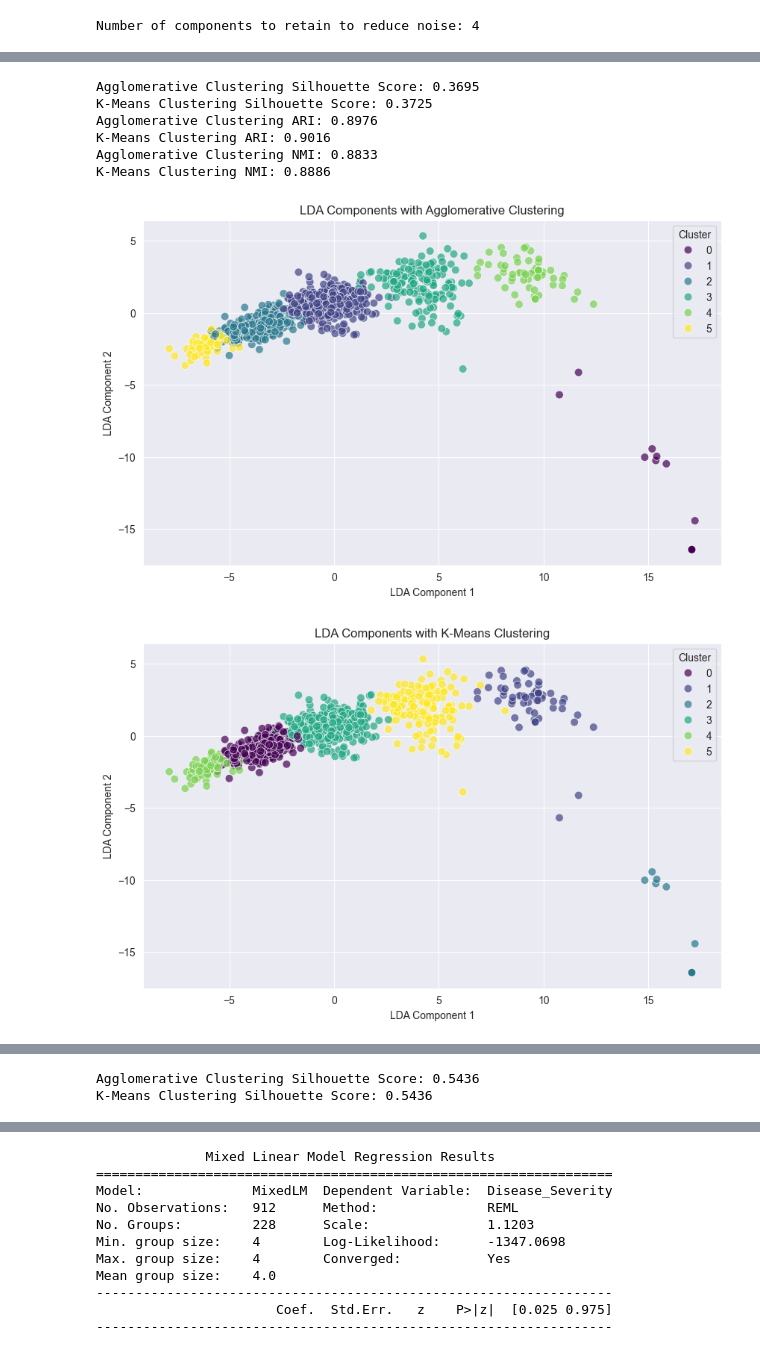
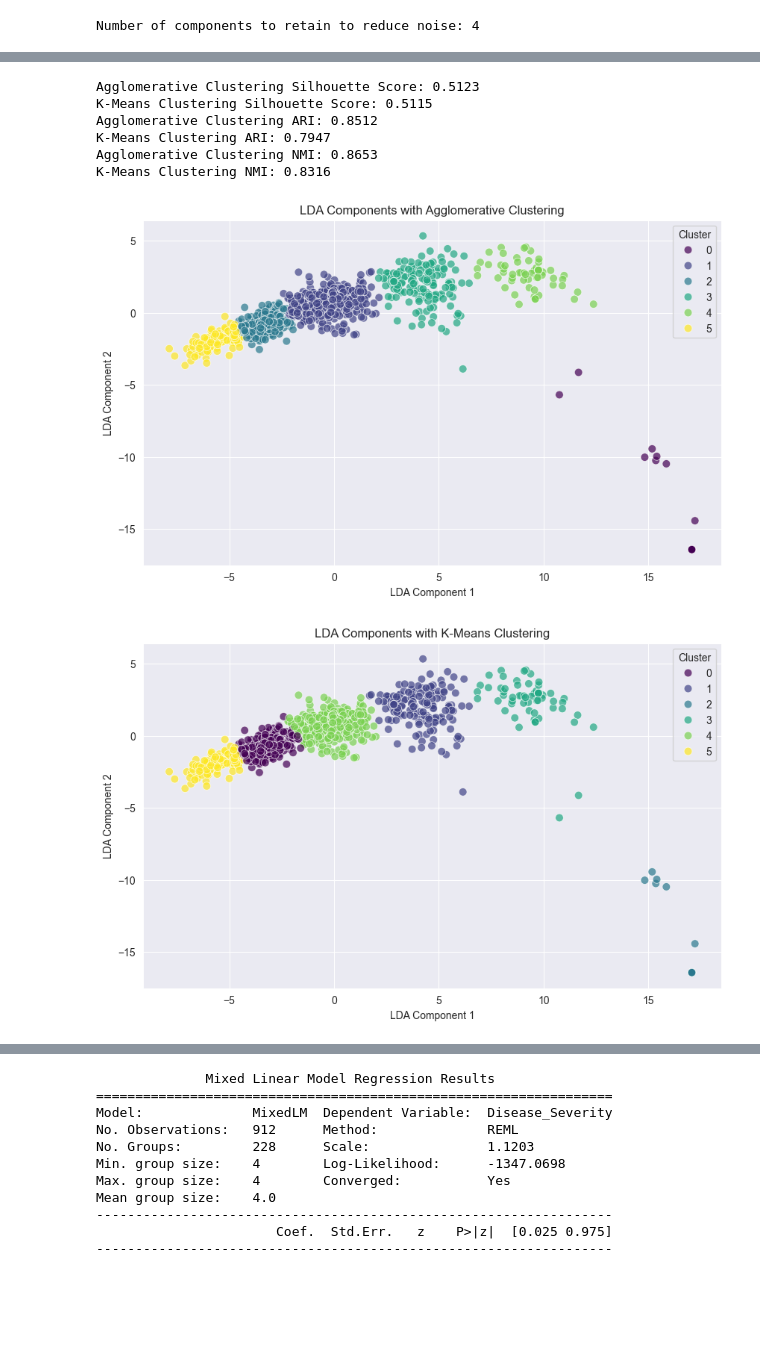
Before and after one commit to iammahbubalam/PPMI_Research_on_Parkinsons, a Jupyter notebook: src/mahbub/D_Reduce.ipynb, the cells around one changed output, grey strips where cells are left out. Cells and saved outputs as stored; diff of their text form; code cells hidden in the pictures; blank space fills up the shorter version.

```diff
--- a/src/mahbub/D_Reduce.ipynb
+++ b/src/mahbub/D_Reduce.ipynb
@@ -888,15 +1332,15 @@ le = LabelEncoder()
 y = le.fit_transform(y)
 
 # Apply LDA for Dimensionality Reduction
-lda = LDA(n_components=5)  # Reduce to 2 dimensions for visualization
+lda = LDA(n_components=2)  # Reduce to 2 dimensions for visualization
 X_lda = lda.fit_transform(X, y)
-
+n_clusters = len(np.unique(y))
 # Perform Agglomerative Clustering
-agg_clustering = AgglomerativeClustering(n_clusters=len(np.unique(y)))
+agg_clustering = AgglomerativeClustering(n_clusters=n_clusters)
 agg_clusters = agg_clustering.fit_predict(X_lda)
 
 # Perform K-Means Clustering
-n_clusters = len(np.unique(y))
+
 kmeans = KMeans(n_clusters=n_clusters, random_state=42)
 kmeans_clusters = kmeans.fit_predict(X_lda)
 
@@ -906,38 +1350,42 @@ kmeans_silhouette_avg = silhouette_score(X_lda, kmeans_clusters)
 print(f'Agglomerative Clustering Silhouette Score: {agg_silhouette_avg:.4f}')
 print(f'K-Means Clustering Silhouette Score: {kmeans_silhouette_avg:.4f}')
 
 # Calculate ARI and NMI
 agg_ari = adjusted_rand_score(y, agg_clusters)
 kmeans_ari = adjusted_rand_score(y, kmeans_clusters)
 agg_nmi = normalized_mutual_info_score(y, agg_clusters)
 kmeans_nmi = normalized_mutual_info_score(y, kmeans_clusters)
 
 print(f'Agglomerative Clustering ARI: {agg_ari:.4f}')
 print(f'K-Means Clustering ARI: {kmeans_ari:.4f}')
 print(f'Agglomerative Clustering NMI: {agg_nmi:.4f}')
 print(f'K-Means Clustering NMI: {kmeans_nmi:.4f}')
 
 # Visualization Function
 def plot_clustering_results(X_lda, clusters, title):
     plt.figure(figsize=(10, 6))
     sns.scatterplot(x=X_lda[:, 0], y=X_lda[:, 1], hue=clusters, palette='viridis', s=60, alpha=0.7)
     plt.title(title)
     plt.xlabel('LDA Component 1')
     plt.ylabel('LDA Component 2')
     plt.legend(title='Cluster')
     plt.show()
 
 # Visualize LDA results with Agglomerative Clustering
 plot_clustering_results(X_lda, agg_clusters, 'LDA Components with Agglomerative Clustering')
 
 # Visualize LDA results with K-Means Clustering
 plot_clustering_results(X_lda, kmeans_clusters, 'LDA Components with K-Means Clustering')
+# Visualize LDA results with Agglomerative Clustering
+
+# Visualize LDA results with K-Means Clustering
+plot_clustering_results(X_lda, y, 'LDA Components with true lebel ')
 # %% [output]
-Agglomerative Clustering Silhouette Score: 0.3695
-K-Means Clustering Silhouette Score: 0.3725
-Agglomerative Clustering ARI: 0.8976
-K-Means Clustering ARI: 0.9016
-Agglomerative Clustering NMI: 0.8833
-K-Means Clustering NMI: 0.8886
+Agglomerative Clustering Silhouette Score: 0.5123
+K-Means Clustering Silhouette Score: 0.5115
+Agglomerative Clustering ARI: 0.8512
+K-Means Clustering ARI: 0.7947
+Agglomerative Clustering NMI: 0.8653
+K-Means Clustering NMI: 0.8316
-[figure, old version]
+[figure, new version]
-[figure, old version]
+[figure, new version]
@@ -944,21 +1392,0 @@ K-Means Clustering NMI: 0.8886
-# %%
-from sklearn.cluster import AgglomerativeClustering, KMeans
-from sklearn.metrics import silhouette_score
-
-# Perform Agglomerative Clustering
-agg_clustering = AgglomerativeClustering(n_clusters=4)  # Adjust number of clusters if needed
-labels_agglomerative = agg_clustering.fit_predict(X_lda)
-
-# Perform K-Means Clustering
-kmeans_clustering = KMeans(n_clusters=4, random_state=0)  # Adjust number of clusters if needed
-labels_kmeans = kmeans_clustering.fit_predict(X_lda)
-
-# Print silhouette scores
-silhouette_score_agglomerative = silhouette_score(X_lda, labels_agglomerative)
-silhouette_score_kmeans = silhouette_score(X_lda, labels_kmeans)
-
-print(f"Agglomerative Clustering Silhouette Score: {silhouette_score_agglomerative:.4f}")
-print(f"K-Means Clustering Silhouette Score: {silhouette_score_kmeans:.4f}")
-# %% [output]
-Agglomerative Clustering Silhouette Score: 0.5436
-K-Means Clustering Silhouette Score: 0.5436
```
Also changed, not shown: parts of 34 cells of this notebook, 3 other files.
